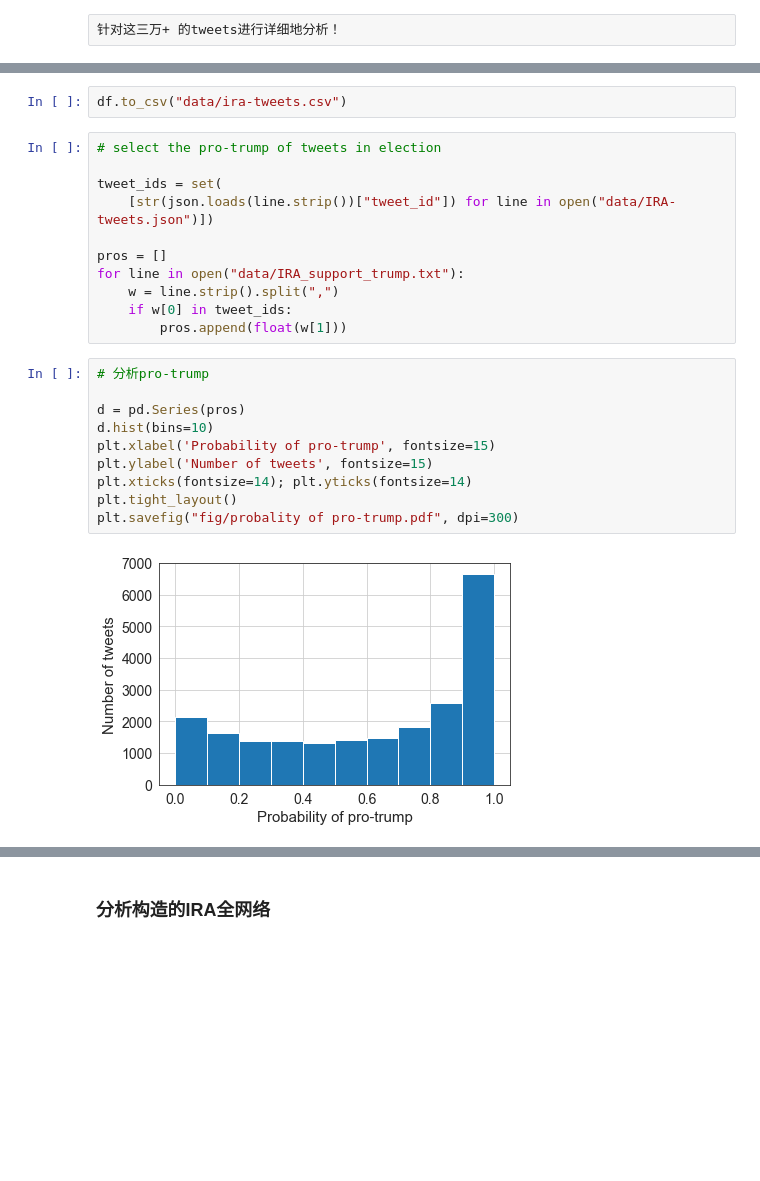
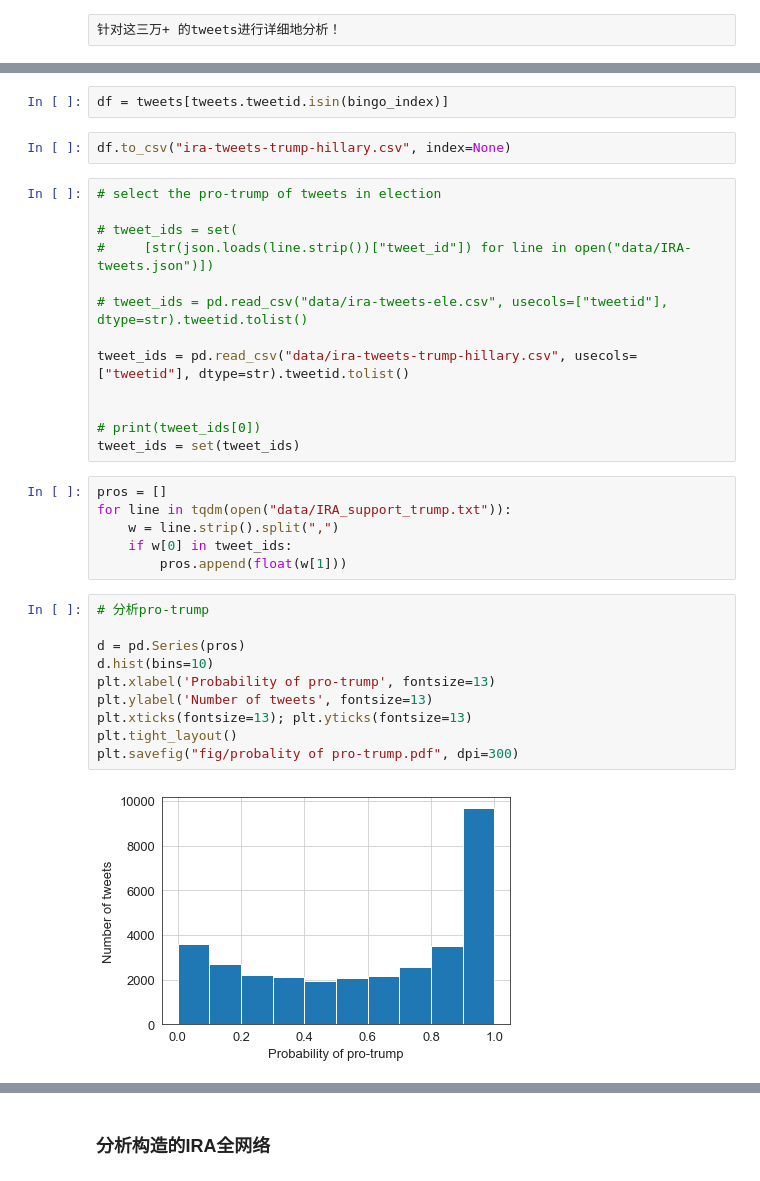
Before and after one commit to kayzhou/fake_news_during_election, a Jupyter notebook: analyze_IRAs.ipynb, the cells around one changed output, grey strips where cells are left out. Saved outputs shown, nothing was run; the diff lists cells and outputs as text; blank space fills up the shorter version.

```diff
--- a/analyze_IRAs.ipynb
+++ b/analyze_IRAs.ipynb
@@ -634,28 +593,38 @@ for i, _i in enumerate(bingo_index):
+# %%
+df = tweets[tweets.tweetid.isin(bingo_index)]
 # %%
-df.to_csv("data/ira-tweets.csv")
+df.to_csv("ira-tweets-trump-hillary.csv", index=None)
+# %%
+# select the pro-trump of tweets in election
+
+# tweet_ids = set(
+#     [str(json.loads(line.strip())["tweet_id"]) for line in open("data/IRA-tweets.json")])
+
+# tweet_ids = pd.read_csv("data/ira-tweets-ele.csv", usecols=["tweetid"], dtype=str).tweetid.tolist()
+
+tweet_ids = pd.read_csv("data/ira-tweets-trump-hillary.csv", usecols=["tweetid"], dtype=str).tweetid.tolist()
+
+
+# print(tweet_ids[0])
+tweet_ids = set(tweet_ids)
 # %%
-# select the pro-trump of tweets in election
-
-tweet_ids = set(
-    [str(json.loads(line.strip())["tweet_id"]) for line in open("data/IRA-tweets.json")])
-
 pros = []
-for line in open("data/IRA_support_trump.txt"):
+for line in tqdm(open("data/IRA_support_trump.txt")):
     w = line.strip().split(",")
     if w[0] in tweet_ids:
         pros.append(float(w[1]))
 # %%
 # 分析pro-trump
 
 d = pd.Series(pros)
 d.hist(bins=10)
-plt.xlabel('Probability of pro-trump', fontsize=15)
-plt.ylabel('Number of tweets', fontsize=15)
-plt.xticks(fontsize=14); plt.yticks(fontsize=14)
+plt.xlabel('Probability of pro-trump', fontsize=13)
+plt.ylabel('Number of tweets', fontsize=13)
+plt.xticks(fontsize=13); plt.yticks(fontsize=13)
 plt.tight_layout()
 plt.savefig("fig/probality of pro-trump.pdf", dpi=300)
 # %% [output]
-[figure, old version]
+[figure, new version]
 # %%
 trump_count = 0
 hillary_count = 0
```
Also changed, not shown: parts of 5 cells of this notebook, 3 other files.
